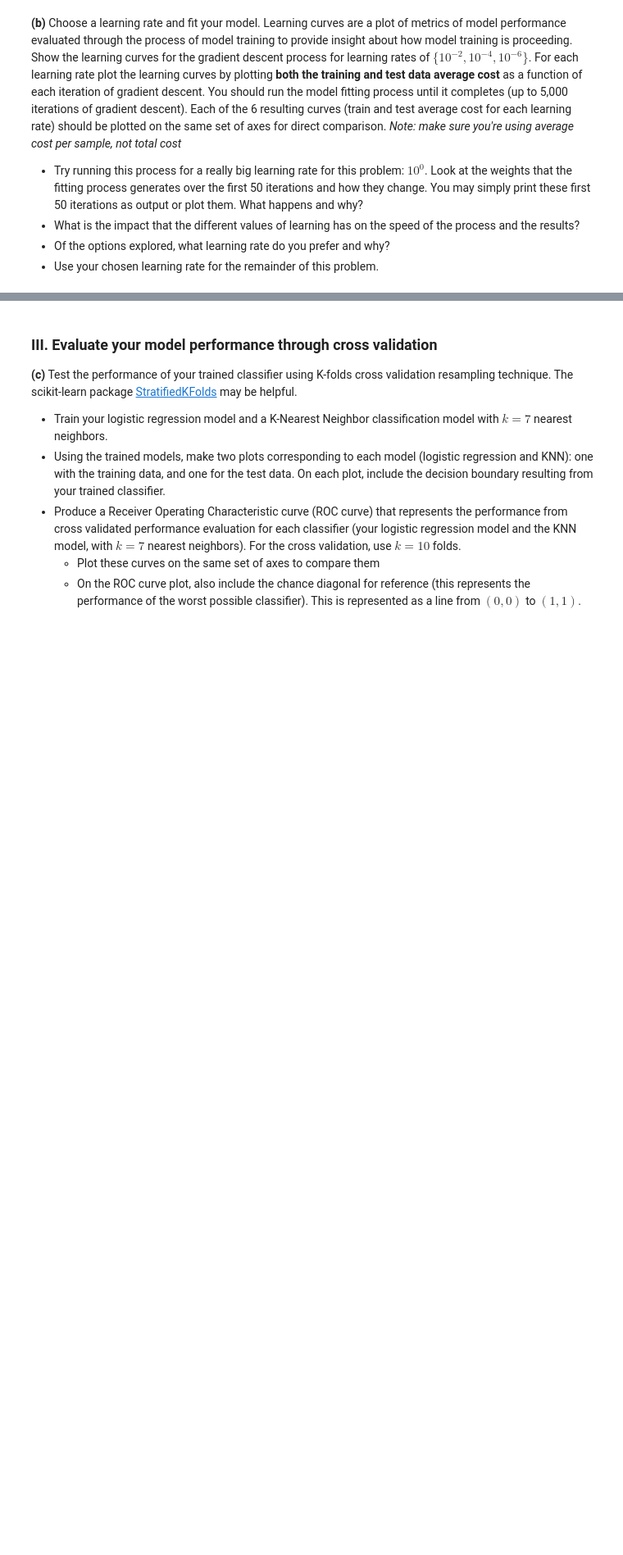
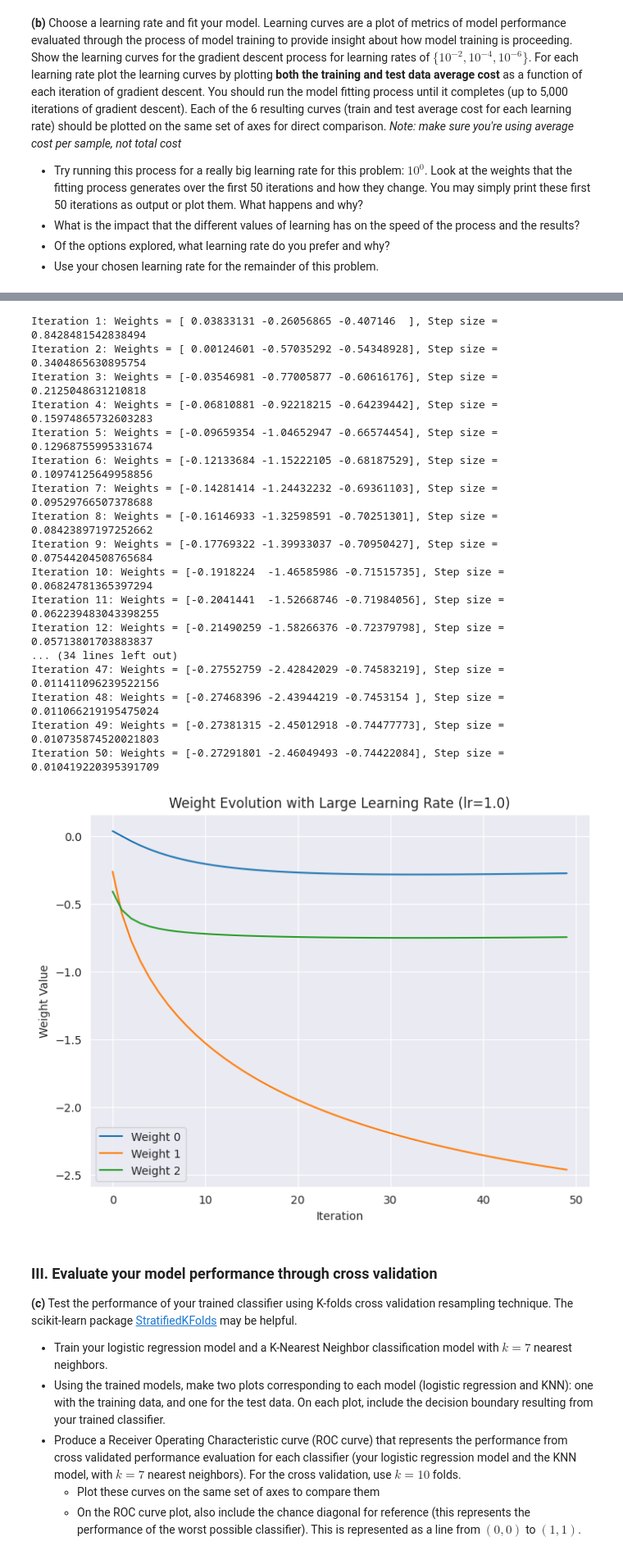
Before and after one commit to lorn-jaeger/CSCI-447, a Jupyter notebook: assignments/Assignment_3.ipynb, the cells around one changed output, grey strips where cells are left out. Shown: that part at 82% size. Cells and saved outputs as stored; diff of their text form; code cells hidden in the pictures; blank space fills up the shorter version.

```diff
--- a/assignments/Assignment_3.ipynb
+++ b/assignments/Assignment_3.ipynb
@@ -123,3 +203,39 @@ class Logistic_regression:
+# %%
+# (b cont.)
+large_lr_model = Logistic_regression()
+X_train_prepared = large_lr_model.prepare_x(X_train)
+large_lr_model.fit(X_train_prepared, y_train, lr=1.0, max_iter=50, verbose=True)
+
+# Plot the evolution of weights over the first 50 iterations
+weights = np.array(large_lr_model.saved_w)
+fig, ax = plt.subplots(figsize=(8, 6))
+for i in range(weights.shape[1]):
+    ax.plot(weights[:, i], label=f'Weight {i}')
+
+ax.set_title('Weight Evolution with Large Learning Rate (lr=1.0)')
+ax.set_xlabel('Iteration')
+ax.set_ylabel('Weight Value')
+ax.legend()
+plt.show()
+# %% [output]
+Iteration 1: Weights = [ 0.03833131 -0.26056865 -0.407146  ], Step size = 0.8428481542838494
+Iteration 2: Weights = [ 0.00124601 -0.57035292 -0.54348928], Step size = 0.3404865630895754
+Iteration 3: Weights = [-0.03546981 -0.77005877 -0.60616176], Step size = 0.2125048631210818
+Iteration 4: Weights = [-0.06810881 -0.92218215 -0.64239442], Step size = 0.15974865732603283
+Iteration 5: Weights = [-0.09659354 -1.04652947 -0.66574454], Step size = 0.12968755995331674
+Iteration 6: Weights = [-0.12133684 -1.15222105 -0.68187529], Step size = 0.10974125649958856
+Iteration 7: Weights = [-0.14281414 -1.24432232 -0.69361103], Step size = 0.09529766507378688
+Iteration 8: Weights = [-0.16146933 -1.32598591 -0.70251301], Step size = 0.08423897197252662
+Iteration 9: Weights = [-0.17769322 -1.39933037 -0.70950427], Step size = 0.07544204508765684
+Iteration 10: Weights = [-0.1918224  -1.46585986 -0.71515735], Step size = 0.06824781365397294
+Iteration 11: Weights = [-0.2041441  -1.52668746 -0.71984056], Step size = 0.062239483043398255
+Iteration 12: Weights = [-0.21490259 -1.58266376 -0.72379798], Step size = 0.05713801703883837
+... (34 lines left out)
+Iteration 47: Weights = [-0.27552759 -2.42842029 -0.74583219], Step size = 0.011411096239522156
+Iteration 48: Weights = [-0.27468396 -2.43944219 -0.7453154 ], Step size = 0.011066219195475024
+Iteration 49: Weights = [-0.27381315 -2.45012918 -0.74477773], Step size = 0.010735874520021803
+Iteration 50: Weights = [-0.27291801 -2.46049493 -0.74422084], Step size = 0.010419220395391709
+[figure, added]
 # %% [markdown]
 ### III. Evaluate your model performance through cross validation
 
```
Also changed, not shown: parts of 19 cells of this notebook.
